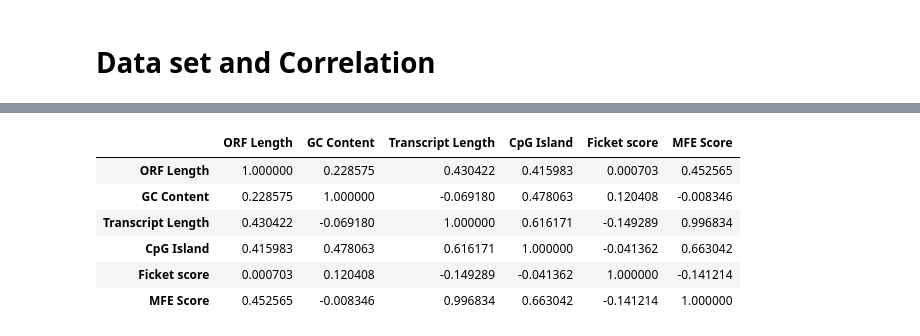
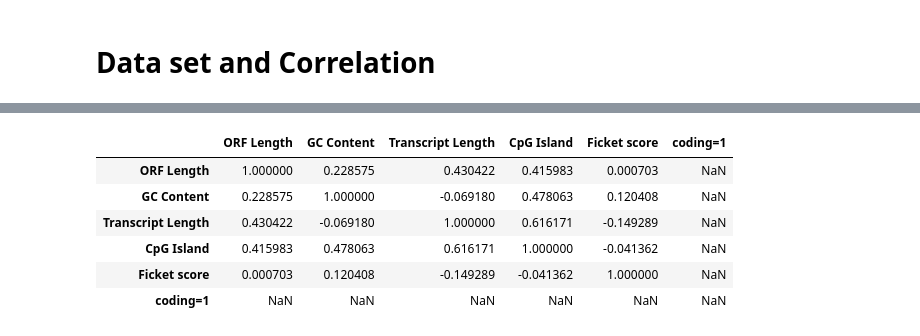
Before and after one commit to Thejus-M/Research-notes-non-coding-Rna-, a Jupyter notebook: Compiled _features-checkpoint.ipynb, the cells around one changed output, grey strips where cells are left out. Cells and saved outputs as stored; diff of their text form; code cells hidden in the pictures.

```diff
--- a/Compiled _features-checkpoint.ipynb
+++ b/Compiled _features-checkpoint.ipynb
@@ -556,10 +588,10 @@ df
 # %%
-df.corr()
+df_coding.corr()
 # %% [output]
-|  | ORF Length | GC Content | Transcript Length | CpG Island | Ficket score | MFE Score |
-| ORF Length | 1.000000 | 0.228575 | 0.430422 | 0.415983 | 0.000703 | 0.452565 |
-| GC Content | 0.228575 | 1.000000 | -0.069180 | 0.478063 | 0.120408 | -0.008346 |
-| Transcript Length | 0.430422 | -0.069180 | 1.000000 | 0.616171 | -0.149289 | 0.996834 |
-| CpG Island | 0.415983 | 0.478063 | 0.616171 | 1.000000 | -0.041362 | 0.663042 |
-| Ficket score | 0.000703 | 0.120408 | -0.149289 | -0.041362 | 1.000000 | -0.141214 |
-| MFE Score | 0.452565 | -0.008346 | 0.996834 | 0.663042 | -0.141214 | 1.000000 |
+|  | ORF Length | GC Content | Transcript Length | CpG Island | Ficket score | coding=1 |
+| ORF Length | 1.000000 | 0.228575 | 0.430422 | 0.415983 | 0.000703 | NaN |
+| GC Content | 0.228575 | 1.000000 | -0.069180 | 0.478063 | 0.120408 | NaN |
+| Transcript Length | 0.430422 | -0.069180 | 1.000000 | 0.616171 | -0.149289 | NaN |
+| CpG Island | 0.415983 | 0.478063 | 0.616171 | 1.000000 | -0.041362 | NaN |
+| Ficket score | 0.000703 | 0.120408 | -0.149289 | -0.041362 | 1.000000 | NaN |
+| coding=1 | NaN | NaN | NaN | NaN | NaN | NaN |
```
Also changed, not shown: parts of 30 cells of this notebook, 1 other file.
